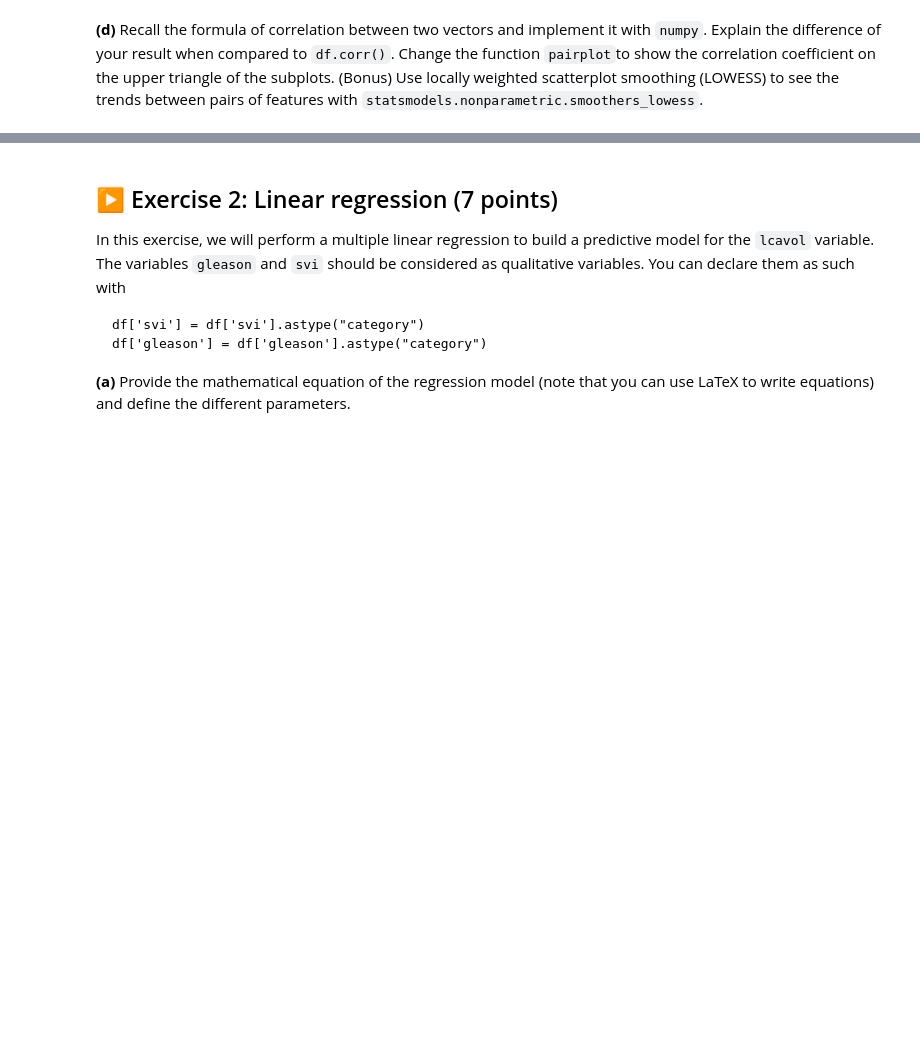
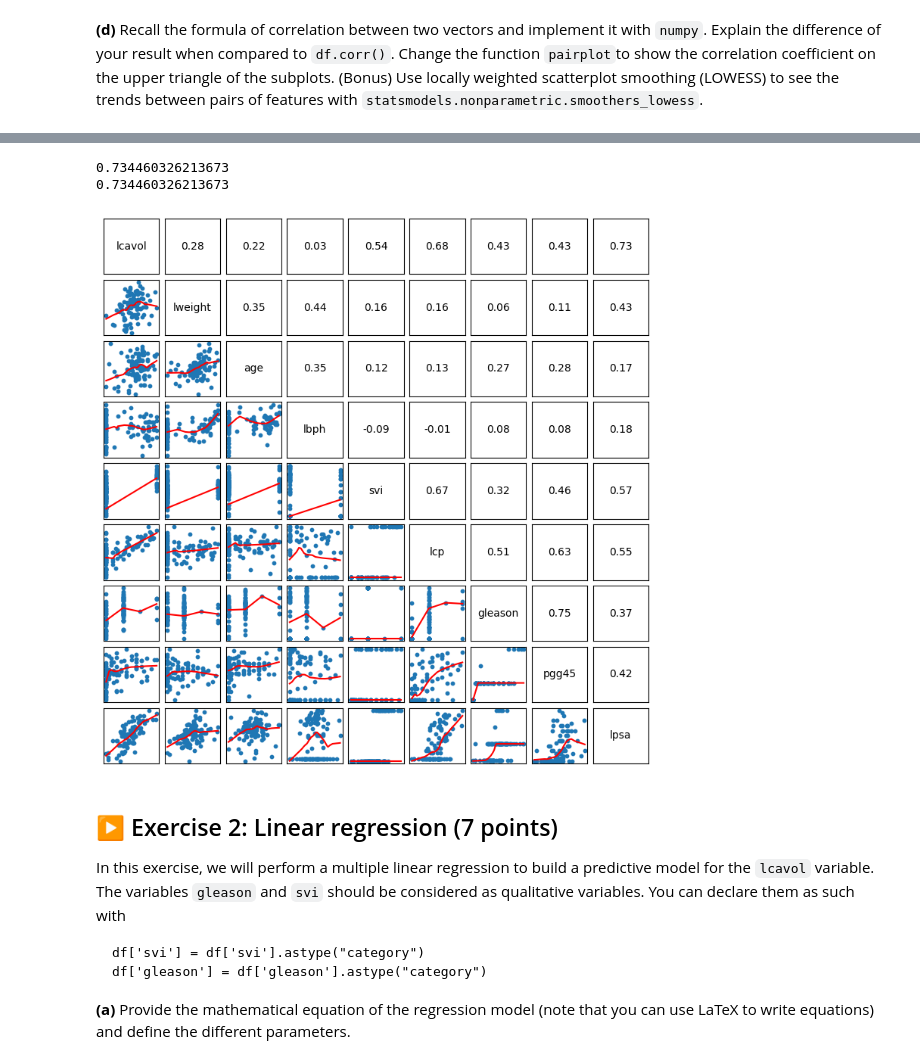
Before and after one commit to Erratu/Stats-S8-TPs, a Jupyter notebook: TP1/TP1.ipynb, the cells around one changed output, grey strips where cells are left out. Saved outputs shown, nothing was run; the diff lists cells and outputs as text; code cells hidden in the pictures; blank space fills up the shorter version.

```diff
--- a/TP1/TP1.ipynb
+++ b/TP1/TP1.ipynb
@@ -140,3 +158,76 @@ svi et gleason catégorielle, svi 2 et gleason 4
+# %%
+import numpy as np
+
+
+def correlation(x, y):
+    x = np.array(x)
+    y = np.array(y)
+
+    x_mean = np.mean(x)
+    y_mean = np.mean(y)
+
+    numerator = np.sum((x - x_mean) * (y - y_mean))
+    denominator = np.sqrt(np.sum((x - x_mean)**2)) * np.sqrt(np.sum((y - y_mean)**2))
+
+    return numerator / denominator
+
+print(correlation(df["lcavol"], df["lpsa"]))
+
+print(df.corr().loc["lcavol", "lpsa"])
+# %% [output]
+0.734460326213673
+0.734460326213673
+# %%
+from statsmodels.nonparametric.smoothers_lowess import lowess
+
+def pairplot_corr(df, figsize=None):
+    if figsize is None:
+        figsize = (8, 8)
+
+    n_vars = df.shape[1]
+    fig, ax = plt.subplots(figsize=figsize, ncols=n_vars, nrows=n_vars)
+
+    plt.subplots_adjust(
+        wspace=0.1, hspace=0.1,
+        left=0.05, right=0.95,
+        bottom=0.05, top=0.95
+    )
+
+    for i in range(n_vars):
+        for j in range(n_vars):
+            axij = ax[i][j]
+            i_name = df.columns[i]
+            j_name = df.columns[j]
+
+            axij.set_xticks([])
+            axij.set_yticks([])
+
+            if i > j :
+                axij.scatter(df[i_name], df[j_name], s=10)
+                z = lowess(df[j_name], df[i_name], frac=0.5)
+                axij.plot(z[:, 0], z[:, 1], color='red', lw=1.5)
+
+            elif i < j :
+                corr = correlation(df[i_name], df[j_name])
+                axij.text(0.5, 0.5, f"{corr:.2f}",
+                          horizontalalignment='center',
+                          verticalalignment='center',
+                          transform=axij.transAxes,
+                          fontsize = 10)
+
+            else :
+                axij.text(0.5, 0.5, i_name,
+                          horizontalalignment='center',
+                          verticalalignment='center',
+                          transform=axij.transAxes,
+                          fontsize = 10)
+
+    return fig, ax
+
+fig, ax = pairplot_corr(df)
+plt.show()
+# %% [output]
+[figure, added]
 # %% [markdown]
 ## ▶️ Exercise 2: Linear regression (7 points)
 
```
Also changed, not shown: parts of 19 cells of this notebook.
